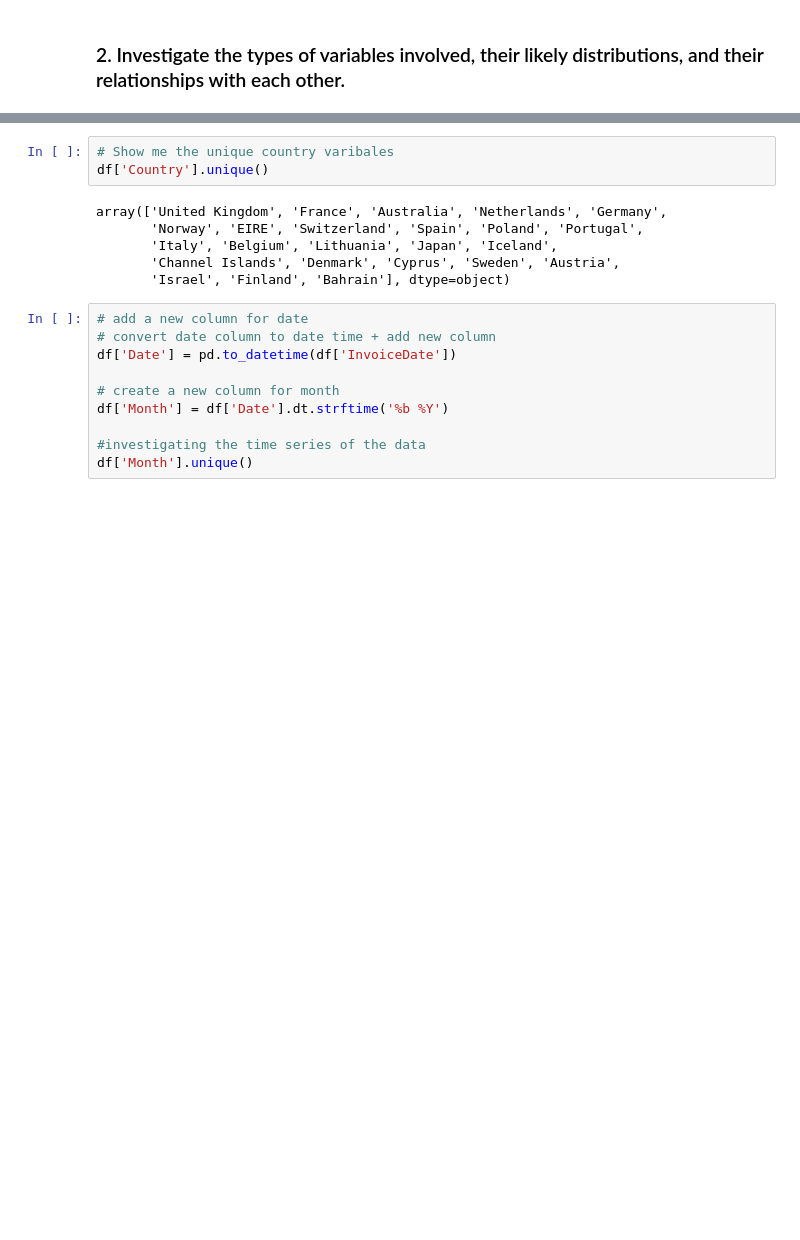
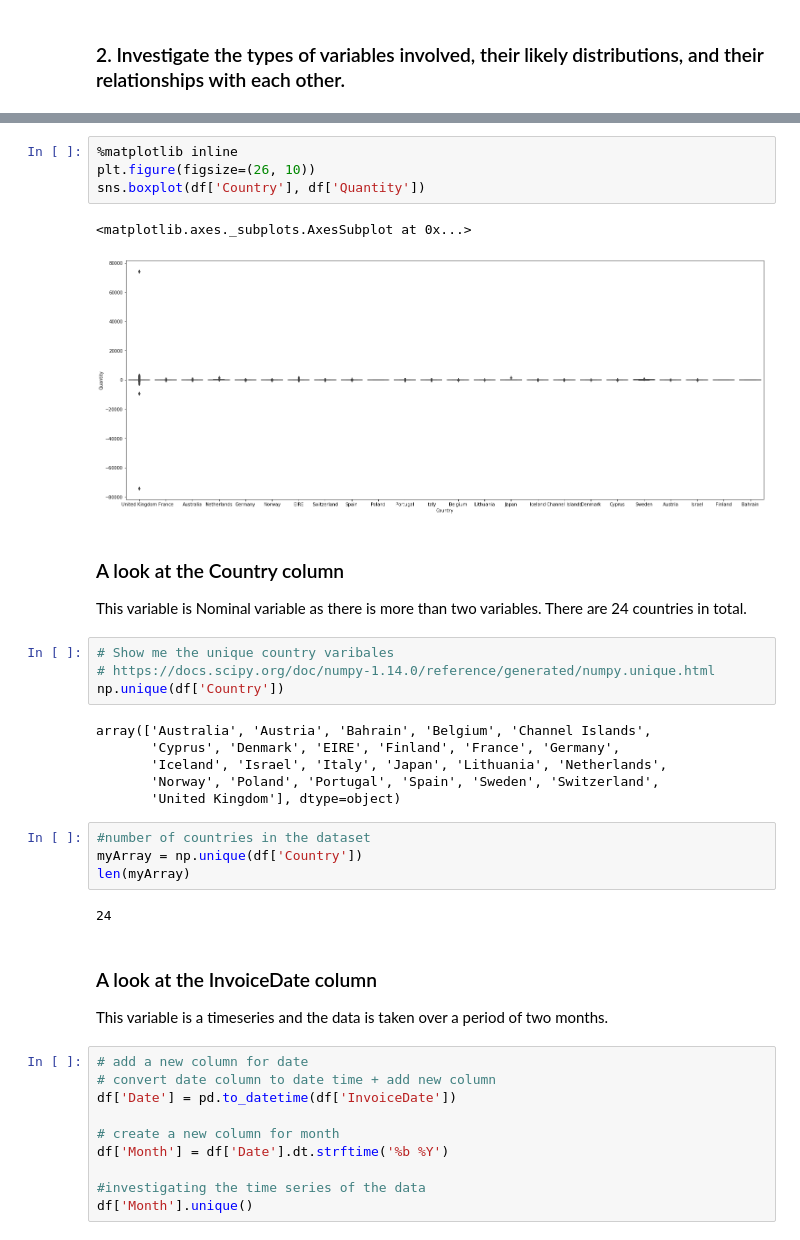
Before and after one commit to RitRa/Programming-Project-Dec-2018, a Jupyter notebook: Project Dec 2018.ipynb, the cells around one changed output, grey strips where cells are left out. Saved outputs shown, nothing was run; the diff lists cells and outputs as text; blank space fills up the shorter version.

Commit message:
a look at variables

```diff
--- a/Project Dec 2018.ipynb
+++ b/Project Dec 2018.ipynb
@@ -29,12 +61,34 @@ df.head()
+# %%
+%matplotlib inline
+plt.figure(figsize=(26, 10))
+sns.boxplot(df['Country'], df['Quantity'])
+# %% [output]
+<matplotlib.axes._subplots.AxesSubplot at 0x...>
+[figure, added]
+# %% [markdown]
+### A look at the Country column
+
+This variable is Nominal variable as there is more than two variables. There are 24 countries in total.
 # %%
 # Show me the unique country varibales
-df['Country'].unique()
+# https://docs.scipy.org/doc/numpy-1.14.0/reference/generated/numpy.unique.html
+np.unique(df['Country'])
 # %% [output]
-array(['United Kingdom', 'France', 'Australia', 'Netherlands', 'Germany',
-       'Norway', 'EIRE', 'Switzerland', 'Spain', 'Poland', 'Portugal',
-       'Italy', 'Belgium', 'Lithuania', 'Japan', 'Iceland',
-       'Channel Islands', 'Denmark', 'Cyprus', 'Sweden', 'Austria',
-       'Israel', 'Finland', 'Bahrain'], dtype=object)
+array(['Australia', 'Austria', 'Bahrain', 'Belgium', 'Channel Islands',
+       'Cyprus', 'Denmark', 'EIRE', 'Finland', 'France', 'Germany',
+       'Iceland', 'Israel', 'Italy', 'Japan', 'Lithuania', 'Netherlands',
+       'Norway', 'Poland', 'Portugal', 'Spain', 'Sweden', 'Switzerland',
+       'United Kingdom'], dtype=object)
+# %%
+#number of countries in the dataset
+myArray = np.unique(df['Country'])
+len(myArray)
+# %% [output]
+24
+# %% [markdown]
+### A look at the InvoiceDate column
+
+This variable is a timeseries and the data is taken over a period of two months.
 # %%
 # add a new column for date
 # convert date column to date time + add new column
```
Also changed, not shown: parts of 6 cells of this notebook.
